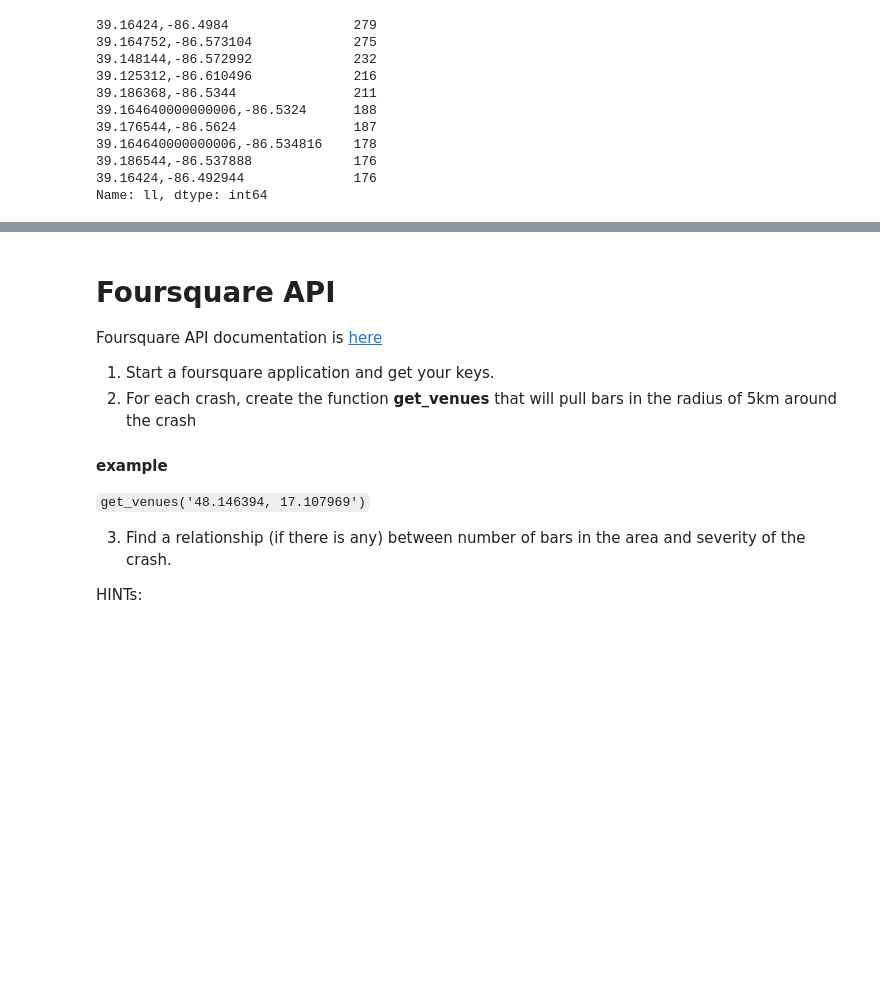
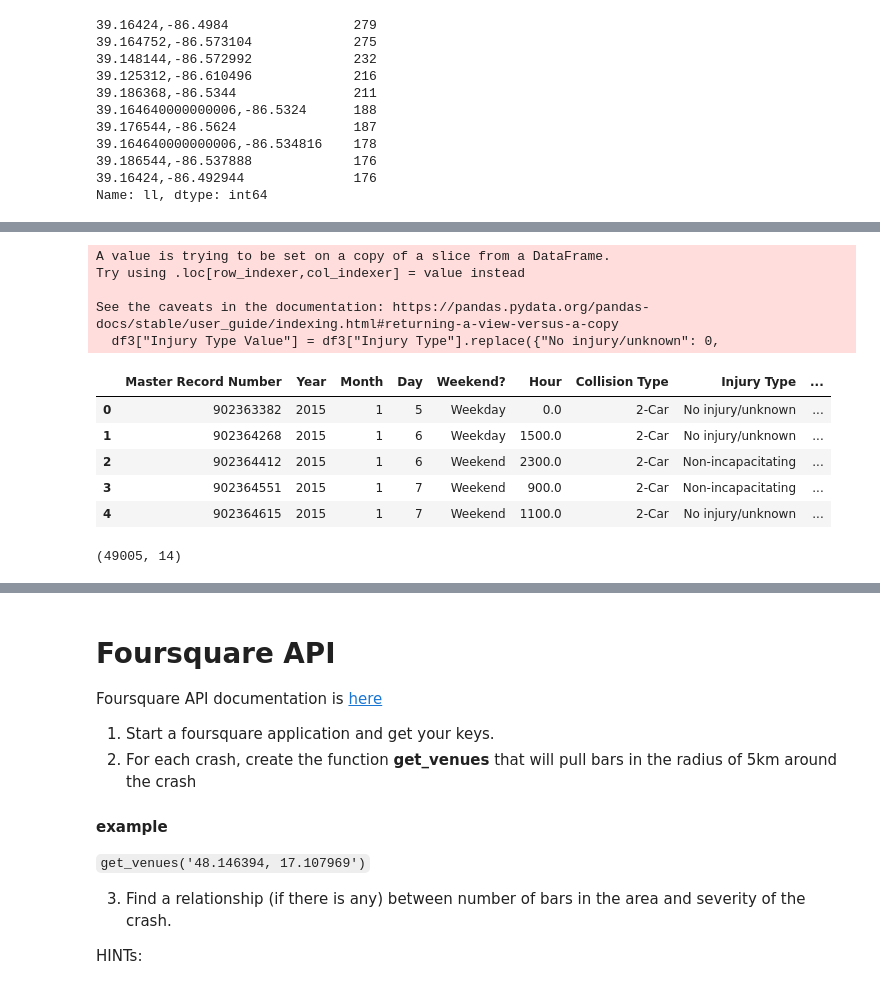
Before and after one commit to ryan-ferns/DS_auticon_week_2, a Jupyter notebook: project_I.ipynb, the cells around one changed output, grey strips where cells are left out. Cells and saved outputs as stored; diff of their text form; code cells hidden in the pictures; blank space fills up the shorter version.

```diff
--- a/project_I.ipynb
+++ b/project_I.ipynb
@@ -184 +184,28 @@ df3['ll'].value_counts().tail(10)
 Name: ll, dtype: int64
+# %%
+# We will create a new column called "Injury Type Value" which is just converting the "Injury Type" column into a numerical column.
+# This new column will be easier to work with.
+
+df3["Injury Type Value"] = df3["Injury Type"].replace({"No injury/unknown": 0,
+                                                      "Non-incapacitating": 1,
+                                                      "Incapacitating": 2,
+                                                      "Fatal": 3})
+# %% [output]
+A value is trying to be set on a copy of a slice from a DataFrame.
+Try using .loc[row_indexer,col_indexer] = value instead
+
+See the caveats in the documentation: https://pandas.pydata.org/pandas-docs/stable/user_guide/indexing.html#returning-a-view-versus-a-copy
+  df3["Injury Type Value"] = df3["Injury Type"].replace({"No injury/unknown": 0,
+# %%
+df3.head()
+# %% [output]
+|  | Master Record Number | Year | Month | Day | Weekend? | Hour | Collision Type | Injury Type | ... |
+| 0 | 902363382 | 2015 | 1 | 5 | Weekday | 0.0 | 2-Car | No injury/unknown | ... |
+| 1 | 902364268 | 2015 | 1 | 6 | Weekday | 1500.0 | 2-Car | No injury/unknown | ... |
+| 2 | 902364412 | 2015 | 1 | 6 | Weekend | 2300.0 | 2-Car | Non-incapacitating | ... |
+| 3 | 902364551 | 2015 | 1 | 7 | Weekend | 900.0 | 2-Car | Non-incapacitating | ... |
+| 4 | 902364615 | 2015 | 1 | 7 | Weekend | 1100.0 | 2-Car | No injury/unknown | ... |
+# %%
+df3.shape
+# %% [output]
+(49005, 14)
```
Also changed, not shown: parts of 42 cells of this notebook.
